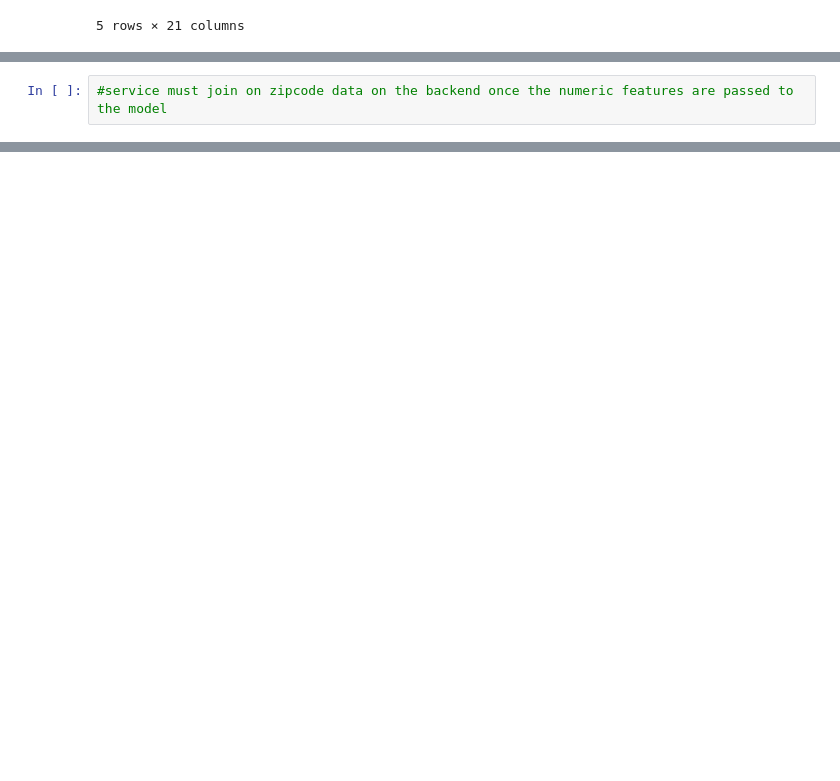
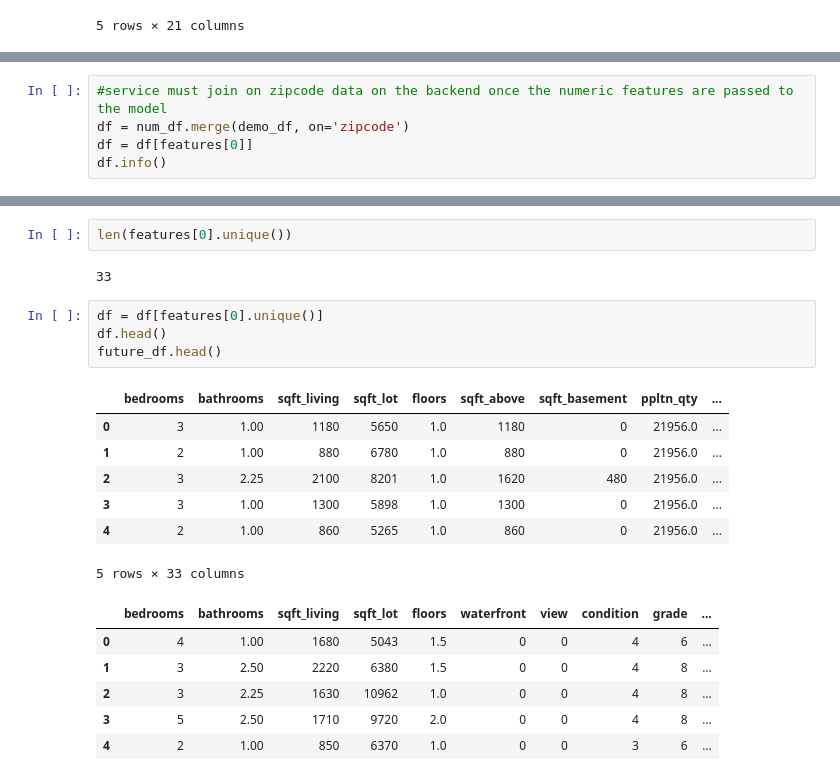
Before and after one commit to sam-cannon/phdata, a Jupyter notebook: modeling.ipynb, the cells around one changed output, grey strips where cells are left out. Drawn from its saved outputs; the diff is of its cells as text; blank space fills up the shorter version.

```diff
--- a/modeling.ipynb
+++ b/modeling.ipynb
@@ -84,2 +104,5 @@ array(['bedrooms', 'bathrooms', 'sqft_living', 'sqft_lot', 'floors',
 # %%
 #service must join on zipcode data on the backend once the numeric features are passed to the model
+df = num_df.merge(demo_df, on='zipcode')
+df = df[features[0]]
+df.info()
@@ -85,0 +147,22 @@ array(['bedrooms', 'bathrooms', 'sqft_living', 'sqft_lot', 'floors',
+# %%
+len(features[0].unique())
+# %% [output]
+33
+# %%
+df = df[features[0].unique()]
+df.head()
+future_df.head()
+# %% [output]
+|  | bedrooms | bathrooms | sqft_living | sqft_lot | floors | sqft_above | sqft_basement | ppltn_qty | ... |
+| 0 | 3 | 1.00 | 1180 | 5650 | 1.0 | 1180 | 0 | 21956.0 | ... |
+| 1 | 2 | 1.00 | 880 | 6780 | 1.0 | 880 | 0 | 21956.0 | ... |
+| 2 | 3 | 2.25 | 2100 | 8201 | 1.0 | 1620 | 480 | 21956.0 | ... |
+| 3 | 3 | 1.00 | 1300 | 5898 | 1.0 | 1300 | 0 | 21956.0 | ... |
+| 4 | 2 | 1.00 | 860 | 5265 | 1.0 | 860 | 0 | 21956.0 | ... |
+5 rows × 33 columns
+|  | bedrooms | bathrooms | sqft_living | sqft_lot | floors | waterfront | view | condition | grade | ... |
+| 0 | 4 | 1.00 | 1680 | 5043 | 1.5 | 0 | 0 | 4 | 6 | ... |
+| 1 | 3 | 2.50 | 2220 | 6380 | 1.5 | 0 | 0 | 4 | 8 | ... |
+| 2 | 3 | 2.25 | 1630 | 10962 | 1.0 | 0 | 0 | 4 | 8 | ... |
+| 3 | 5 | 2.50 | 1710 | 9720 | 2.0 | 0 | 0 | 4 | 8 | ... |
+| 4 | 2 | 1.00 | 850 | 6370 | 1.0 | 0 | 0 | 3 | 6 | ... |
```
Also changed, not shown: parts of 8 cells of this notebook, 3 other files.
